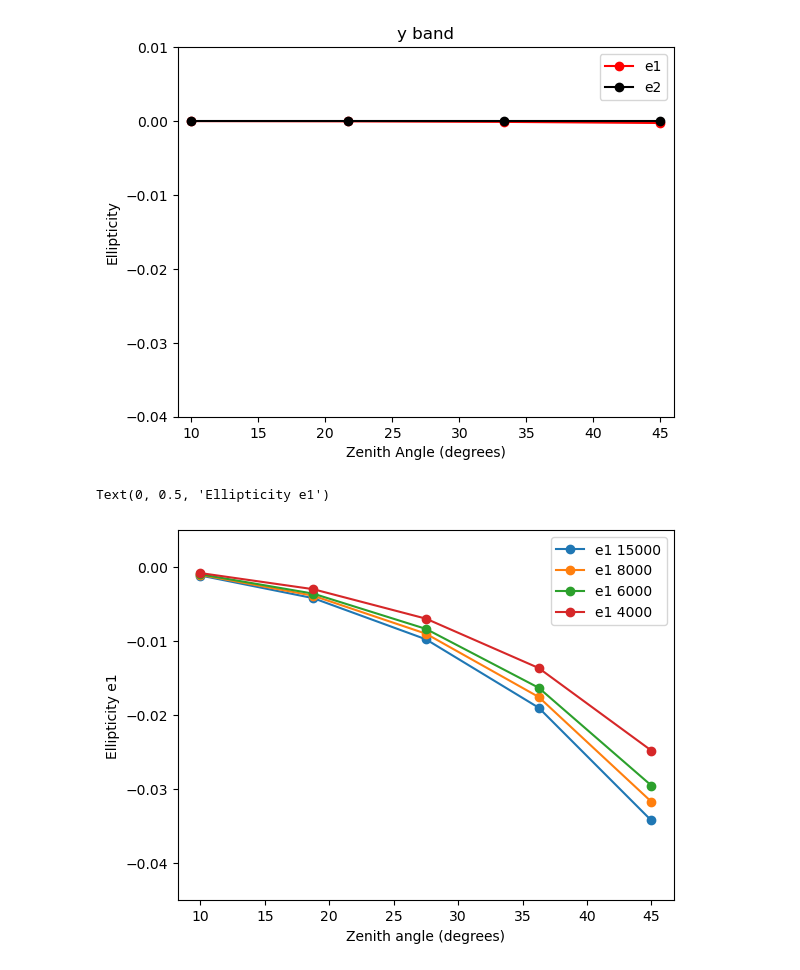
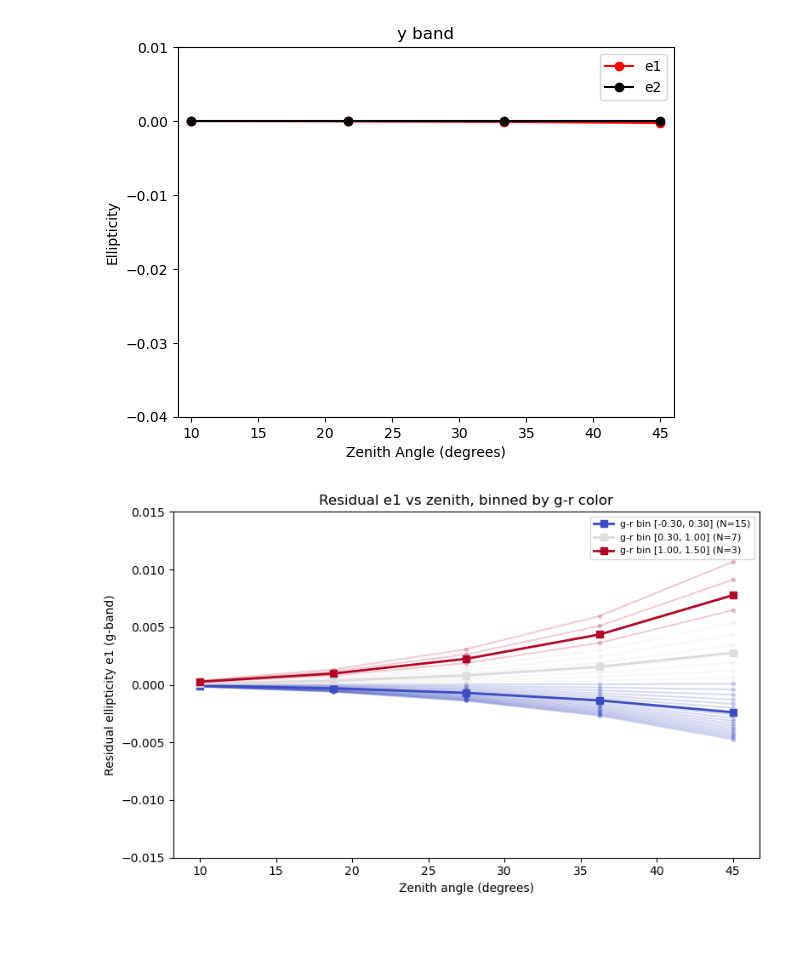
Before and after one commit to LSSTDESC/DifferentialCR, a Jupyter notebook: simulate_DCR2.ipynb, the cells around one changed output. Cells and saved outputs as stored; diff of their text form; code cells hidden in the pictures; blank space fills up the shorter version.

```diff
--- a/simulate_DCR2.ipynb
+++ b/simulate_DCR2.ipynb
@@ -118,7 +118,7 @@ for band in 'ugrizy':
 # %%
 # create function to generate these quickly
 
-def BB_dcr(source_temperature, reference_temperature, zeniths, shape_xx, shape_yy, shape_xy, plot = False, noise = None):
+def BB_dcr(source_temperature, reference_temperature, zeniths, shape_xx, shape_yy, shape_xy, plot = False, noise = None, return_mags = False):
 
     wave = np.linspace(300, 1100, 1000)  # nm
     BB_sed = BB(wave, source_temperature, scale = 1e-8)
@@ -126,12 +126,17 @@ def BB_dcr(source_temperature, reference_temperature, zeniths, shape_xx, shape_y
 
     BB_filtered = {}
     ref_filtered = {}
+    if return_mags:
+        mags = {}
+
     for band in 'ugrizy':
         filtered_sed = apply_filter(wave, BB_sed, band)
         BB_filtered[band] = filtered_sed
 
         filtered_ref = apply_filter(wave, ref_sed, band)
         ref_filtered[band] = filtered_ref
+        if return_mags:
+            mags[band] = -2.5 * np.log10(np.trapezoid(filtered_sed, wave))
 
 
     DCR1 = {} #first relative moment shifts (mean)
@@ -175,33 +180,73 @@ def BB_dcr(source_temperature, reference_temperature, zeniths, shape_xx, shape_y
             ax[i//2, i%2].plot(zeniths, e2[band], 'k-o', label = f'e2 {band}')
             ax[i//2, i%2].legend()
 
-    return DCR1, DCR2, e1, e2
+    if return_mags:
+        return DCR1, DCR2, e1, e2, mags
+    else:
+        return DCR1, DCR2, e1, e2
 
 # zeniths = np.linspace(10, 45, 10)
 # scrap = BB_dcr(7000, 4500, zeniths, shape_xx, shape_yy, shape_xy, plot = True)
 # %%
 source_temperatures = [4000, 6000, 8000, 15000]
+source_temperatures = np.linspace(2500, 9000, 30)
 source_temperatures = np.flip(source_temperatures)
 zeniths = np.linspace(10, 45, 5)
 
-# fig, ax = plt.subplots(3, 2, figsize = (12,10), sharey = True)
 DCR1_base, DCR2_base, e1_base, e2_base = BB_dcr(5000, 4500, zeniths, shape_xx, shape_yy, shape_xy, plot = False)
 
+# Collect g-r colors and residual e1 for each SED
+gr_colors = []
+resid_e1_list = []
+resid_e1s = {}
 
 for source_temperature in source_temperatures:
-    DCR1, DCR2, e1, e2 = BB_dcr(source_temperature, 4500, zeniths, shape_xx, shape_yy, shape_xy, plot = False)
+    DCR1, DCR2, e1, e2, mags = BB_dcr(source_temperature, 4500, zeniths, shape_xx, shape_yy, shape_xy, plot = False, return_mags = True)
+    gr = mags['g'] - mags['r']
+    resid = e1['g'] - e1_base['g']
+    resid_e1s[gr] = resid
+    gr_colors.append(gr)
+    resid_e1_list.append(resid)
 
-    plt.plot(zeniths, e1['g'] , '-o', label = f'e1 {source_temperature}')
-    # for i, band in enumerate('ugrizy'):
-    #     ax[i//2, i%2].plot(zeniths, e1[band], '-o', label = f'e1 {source_temperature}')
-    #     ax[i//2, i%2].plot(zeniths, e2[band], 'k-o', label = f'e2 {source_temperature}')
-    #     ax[i//2, i%2].set_title(f'Band {band}')
-    #     ax[i//2, i%2].legend()
+gr_colors = np.array(gr_colors)
+resid_e1_arr = np.array(resid_e1_list)  # shape: (n_temps, n_zeniths)
 
-plt.ylim(-0.045, 0.005)
-plt.legend()
-plt.xlabel('Zenith angle (degrees)')
-plt.ylabel('Ellipticity e1')
+# Define bins in g-r color
+n_bins = 3
+# bin_edges = np.linspace(gr_colors.min(), gr_colors.max(), n_bins + 1)
+bin_edges = np.array([-0.3, 0.3, 1.0, 1.5])
+n_bins = len(bin_edges) - 1
+bin_centers = 0.5 * (bin_edges[:-1] + bin_edges[1:])
+
+# Assign each SED to a bin and compute averages
+cmap = plt.cm.coolwarm
+fig, ax = plt.subplots(figsize=(8, 5))
+
+for i, (gr, resid) in enumerate(zip(gr_colors, resid_e1_arr)):
+    # Determine which bin this SED falls in
+    bin_idx = np.clip(np.digitize(gr, bin_edges) - 1, 0, n_bins - 1)
+    color = cmap(bin_idx / (n_bins - 1))
+    ax.plot(zeniths, resid, '-o', color=color, alpha=0.2, markersize=3)
+
+# Plot binned averages
+for b in range(n_bins):
+    mask = (gr_colors >= bin_edges[b]) & (gr_colors < bin_edges[b + 1])
+    # Include right edge in the last bin
+    if b == n_bins - 1:
+        mask = (gr_colors >= bin_edges[b]) & (gr_colors <= bin_edges[b + 1])
+    if mask.sum() == 0:
+        continue
+    avg_resid = resid_e1_arr[mask].mean(axis=0)
+    color = cmap(b / (n_bins - 1))
+    ax.plot(zeniths, avg_resid, '-s', color=color, alpha = 1.0,  linewidth=2, markersize=6,
+            label=f'g-r bin [{bin_edges[b]:.2f}, {bin_edges[b+1]:.2f}] (N={mask.sum()})')
+
+ax.set_xlabel('Zenith angle (degrees)')
+ax.set_ylabel('Residual ellipticity e1 (g-band)')
+ax.legend(fontsize=8)
+ax.set_title('Residual e1 vs zenith, binned by g-r color')
+ax.set_ylim(-0.015, 0.015)
+plt.tight_layout()
+plt.show()
 # %% [output]
-Text(0, 0.5, 'Ellipticity e1')
-[figure, old version]
+[figure, new version]
```
Also changed, not shown: parts of 2 cells of this notebook.
